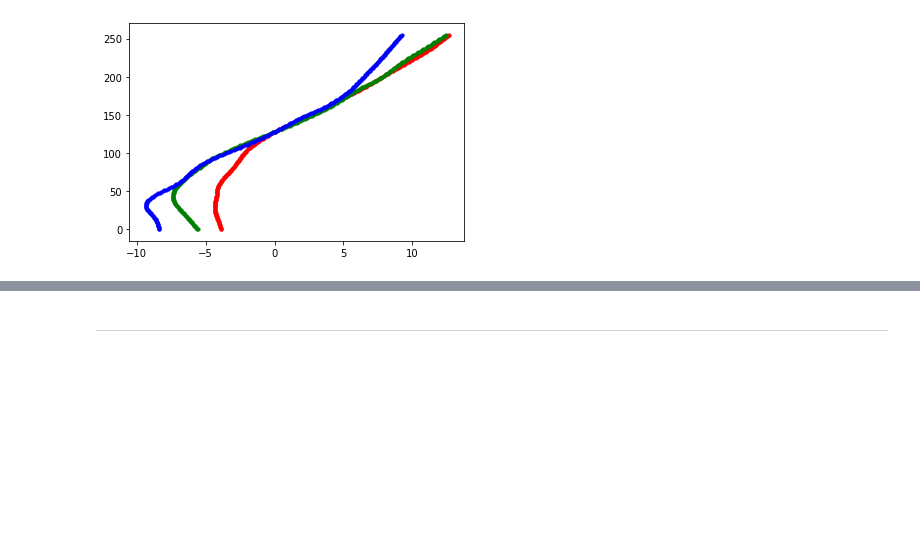
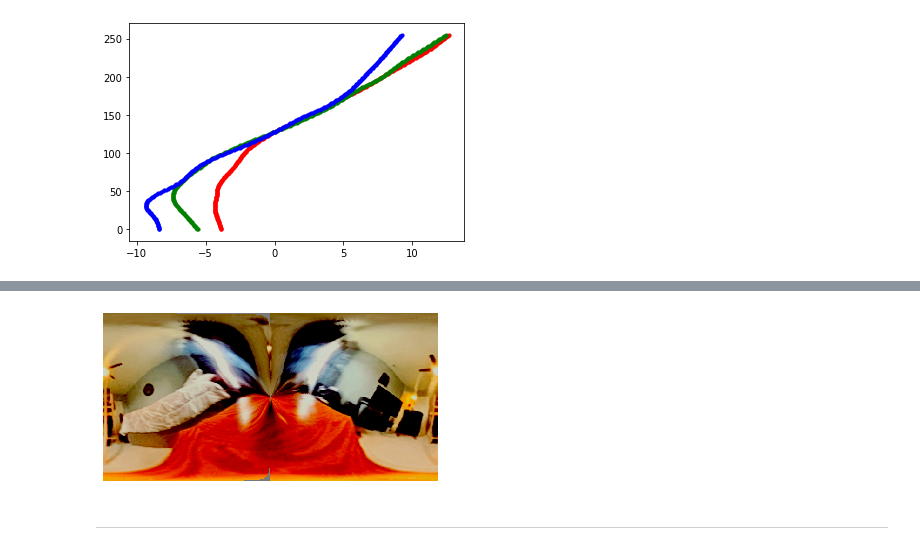
Before and after one commit to nathanfitz-coder/computationalphotography, a Jupyter notebook: project4/Project 4. Image-Based Lighting - Template.ipynb, the cells around one changed output, grey strips where cells are left out. Cells and saved outputs as stored; diff of their text form; code cells hidden in the pictures; blank space fills up the shorter version.

```diff
--- a/project4/Project 4. Image-Based Lighting - Template.ipynb
+++ b/project4/Project 4. Image-Based Lighting - Template.ipynb
@@ -392,9 +426,35 @@ def panoramic_transform(hdr_image):
     assert C == 3
     R = H // 2
 
-    equirectangular_image = get_equirectangular_image(R, hdr_image)
+    N = np.zeros((H,W,3))
+    Rv = np.zeros((H,W,3))
+    S = np.zeros((H,W,3))
+
+
+    V = [0.,0.,1.]
+    for v in range(H):
+        for u in range(W):
+            N[v,u,0] = (u-int(R))/R
+            N[v,u,1] = (v-int(R))/R
+            N[v,u,2] = -1. * np.sqrt(1-N[v,u,0]**2-N[v,u,1]**2)
+
+            n = np.asarray([N[v,u,0],N[v,u,1],N[v,u,2]])
+            Rv[v,u,:] = V - (2. * (np.dot(V,n)* n))
+
+
+    Rv = np.nan_to_num(Rv)
+    S[:,:,0] = np.pi - np.arccos(Rv[:,:,1])
+    S[:,:,1] = np.arctan2(Rv[:,:,2], Rv[:,:,0])
+    S[:,:,1] = np.nan_to_num(S[:,:,1])
+    S[:,:,1] += 3*0.5*np.pi
+    S[:,:,1] %= 2*np.pi
+
+
+    #return N, Rv, S
+    equirectangular_image = get_equirectangular_image(Rv, hdr_image)
     return equirectangular_image
 # %%
-eq_image = panoramic_transform(naive_hdr_image)
+eq_image = panoramic_transform(estimated_hdr_image)
 display_hdr_image(eq_image)
 write_hdr_image(eq_image, 'images/outputs/equirectangular.hdr')
+# %% [output]
@@ -401,3 +462,4 @@ write_hdr_image(eq_image, 'images/outputs/equirectangular.hdr')
+[figure, added]
 # %% [markdown]
 ---
 # %% [markdown]
```
Also changed, not shown: parts of 6 cells of this notebook, 40 other files.
